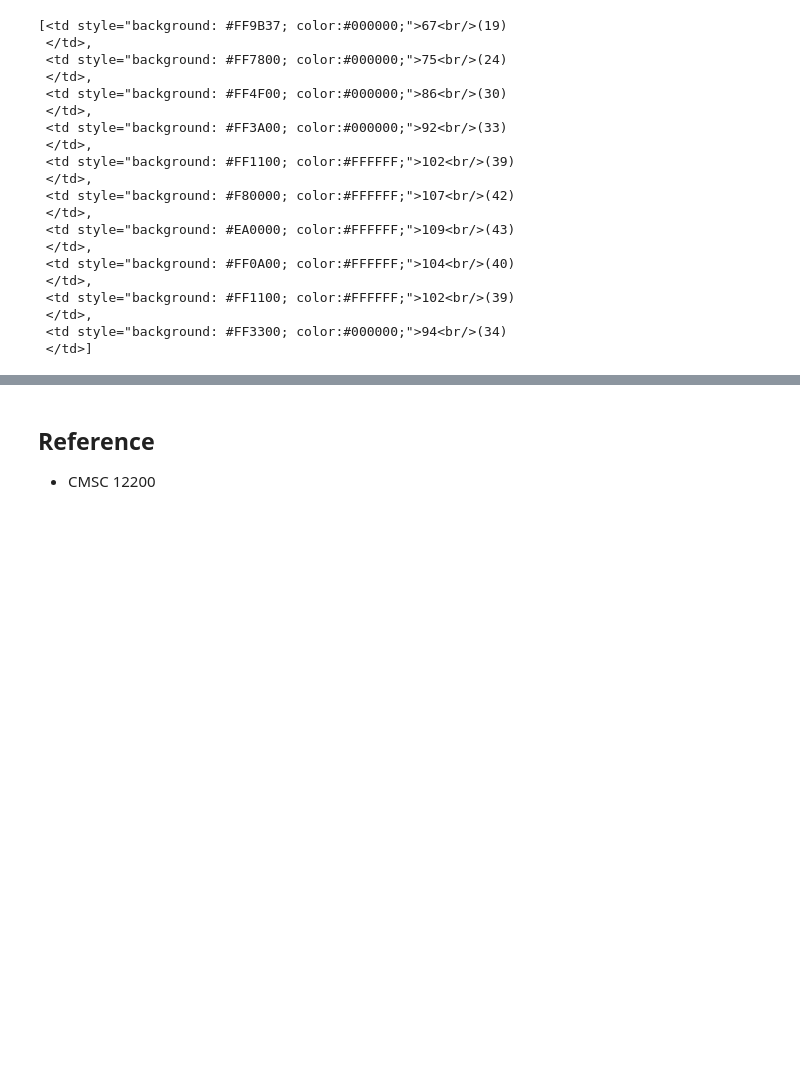
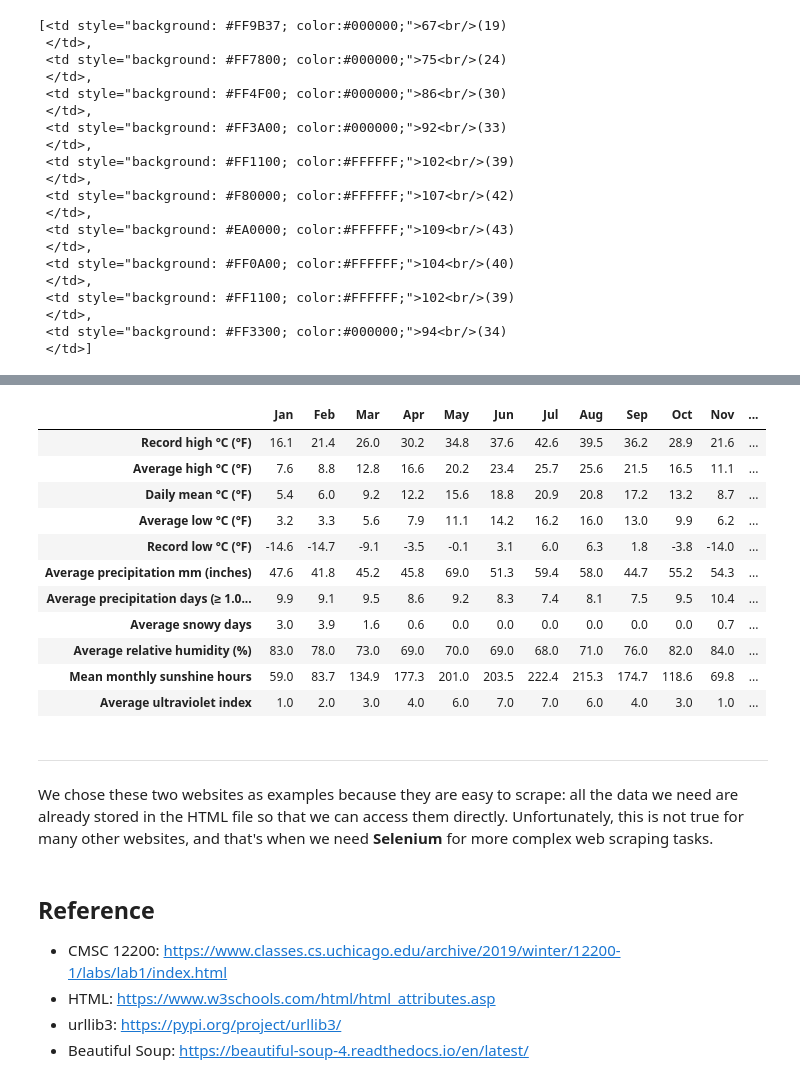
Before and after one commit to energy-policy-institute-uchicago/RP-orientation-2022, a Jupyter notebook: Web Scraping/BeautifulSoup.ipynb, the cells around one changed output, grey strips where cells are left out. Cells and saved outputs as stored; diff of their text form; code cells hidden in the pictures; blank space fills up the shorter version.

```diff
--- a/Web Scraping/BeautifulSoup.ipynb
+++ b/Web Scraping/BeautifulSoup.ipynb
@@ -451,4 +592,26 @@ Name: Jan, dtype: object
+# %%
+df_dict["Paris"]
+# %% [output]
+|  | Jan | Feb | Mar | Apr | May | Jun | Jul | Aug | Sep | Oct | Nov | ... |
+| Record high °C (°F) | 16.1 | 21.4 | 26.0 | 30.2 | 34.8 | 37.6 | 42.6 | 39.5 | 36.2 | 28.9 | 21.6 | ... |
+| Average high °C (°F) | 7.6 | 8.8 | 12.8 | 16.6 | 20.2 | 23.4 | 25.7 | 25.6 | 21.5 | 16.5 | 11.1 | ... |
+| Daily mean °C (°F) | 5.4 | 6.0 | 9.2 | 12.2 | 15.6 | 18.8 | 20.9 | 20.8 | 17.2 | 13.2 | 8.7 | ... |
+| Average low °C (°F) | 3.2 | 3.3 | 5.6 | 7.9 | 11.1 | 14.2 | 16.2 | 16.0 | 13.0 | 9.9 | 6.2 | ... |
+| Record low °C (°F) | -14.6 | -14.7 | -9.1 | -3.5 | -0.1 | 3.1 | 6.0 | 6.3 | 1.8 | -3.8 | -14.0 | ... |
+| Average precipitation mm (inches) | 47.6 | 41.8 | 45.2 | 45.8 | 69.0 | 51.3 | 59.4 | 58.0 | 44.7 | 55.2 | 54.3 | ... |
+| Average precipitation days (≥ 1.0... | 9.9 | 9.1 | 9.5 | 8.6 | 9.2 | 8.3 | 7.4 | 8.1 | 7.5 | 9.5 | 10.4 | ... |
+| Average snowy days | 3.0 | 3.9 | 1.6 | 0.6 | 0.0 | 0.0 | 0.0 | 0.0 | 0.0 | 0.0 | 0.7 | ... |
+| Average relative humidity (%) | 83.0 | 78.0 | 73.0 | 69.0 | 70.0 | 69.0 | 68.0 | 71.0 | 76.0 | 82.0 | 84.0 | ... |
+| Mean monthly sunshine hours | 59.0 | 83.7 | 134.9 | 177.3 | 201.0 | 203.5 | 222.4 | 215.3 | 174.7 | 118.6 | 69.8 | ... |
+| Average ultraviolet index | 1.0 | 2.0 | 3.0 | 4.0 | 6.0 | 7.0 | 7.0 | 6.0 | 4.0 | 3.0 | 1.0 | ... |
+# %% [markdown]
+---
+# %% [markdown]
+We chose these two websites as examples because they are easy to scrape: all the data we need are already stored in the HTML file so that we can access them directly. Unfortunately, this is not true for many other websites, and that's when we need **Selenium** for more complex web scraping tasks.
 # %% [markdown]
 ## Reference
 
-- CMSC 12200
+- CMSC 12200: https://www.classes.cs.uchicago.edu/archive/2019/winter/12200-1/labs/lab1/index.html
+- HTML: https://www.w3schools.com/html/html_attributes.asp
+- urllib3: https://pypi.org/project/urllib3/
+- Beautiful Soup: https://beautiful-soup-4.readthedocs.io/en/latest/
```
Also changed, not shown: parts of 58 cells of this notebook.
